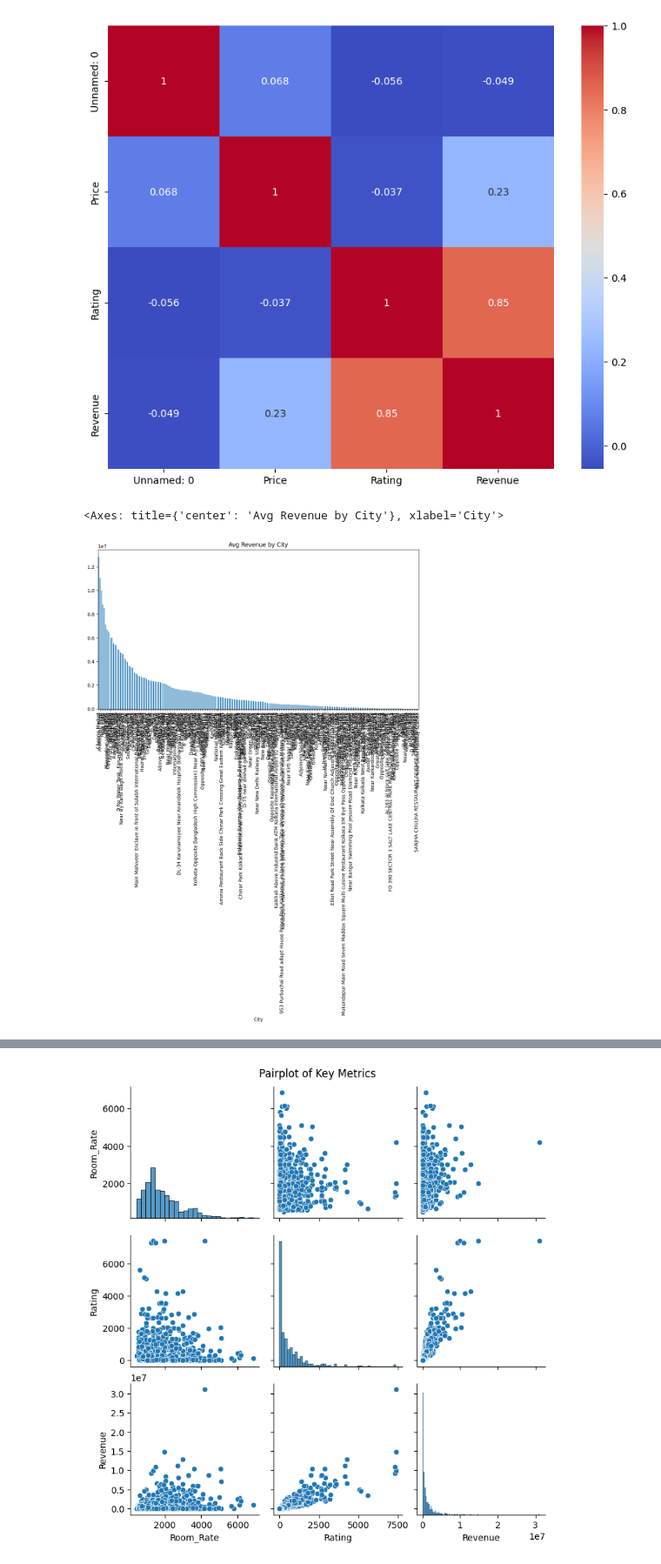
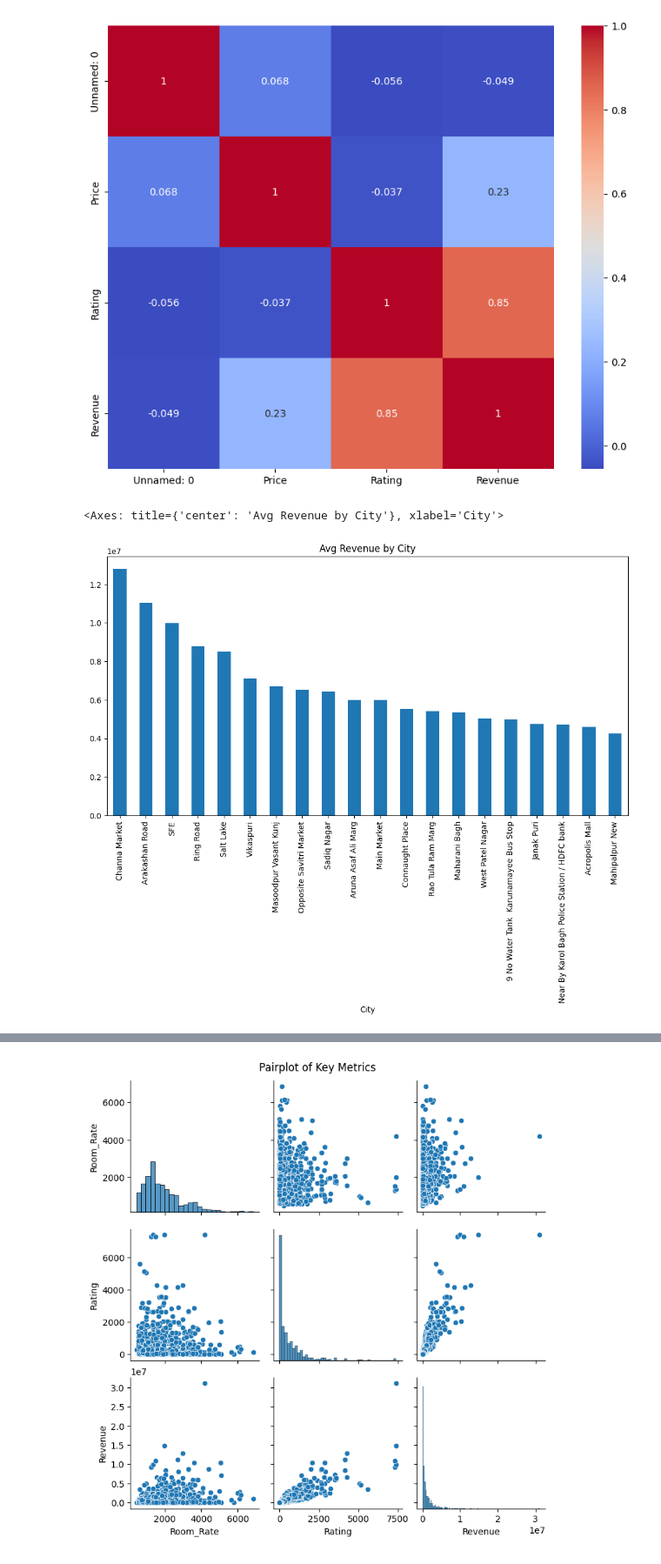
Before and after one commit to sananda2005/Airbnb-Booking-Analysis, a Jupyter notebook: Investment_Insights_into_OYO_Hotels_A_Data_Driven_Location_&_Feature_Analysis.ipynb, the cells around one changed output, grey strips where cells are left out. Shown at 87% size. Cells and saved outputs as stored; diff of their text form; code cells hidden in the pictures.

```diff
--- a/Investment_Insights_into_OYO_Hotels_A_Data_Driven_Location_&_Feature_Analysis.ipynb
+++ b/Investment_Insights_into_OYO_Hotels_A_Data_Driven_Location_&_Feature_Analysis.ipynb
@@ -166,10 +176,10 @@ sns.heatmap(df.corr(numeric_only=True), annot=True, cmap='coolwarm')
 [figure]
 # %%
 city_revenue = df.groupby('City')['Revenue'].mean().sort_values(ascending=False)
-city_revenue.plot(kind='bar', figsize=(12, 6), title='Avg Revenue by City')
+city_revenue.head(20).plot(kind='bar', figsize=(12, 6), title='Avg Revenue by City')
 # %% [output]
 <Axes: title={'center': 'Avg Revenue by City'}, xlabel='City'>
-[figure, old version]
+[figure, new version]
 # %%
 import matplotlib.pyplot as plt
 
```
Also changed, not shown: parts of 8 cells of this notebook.
